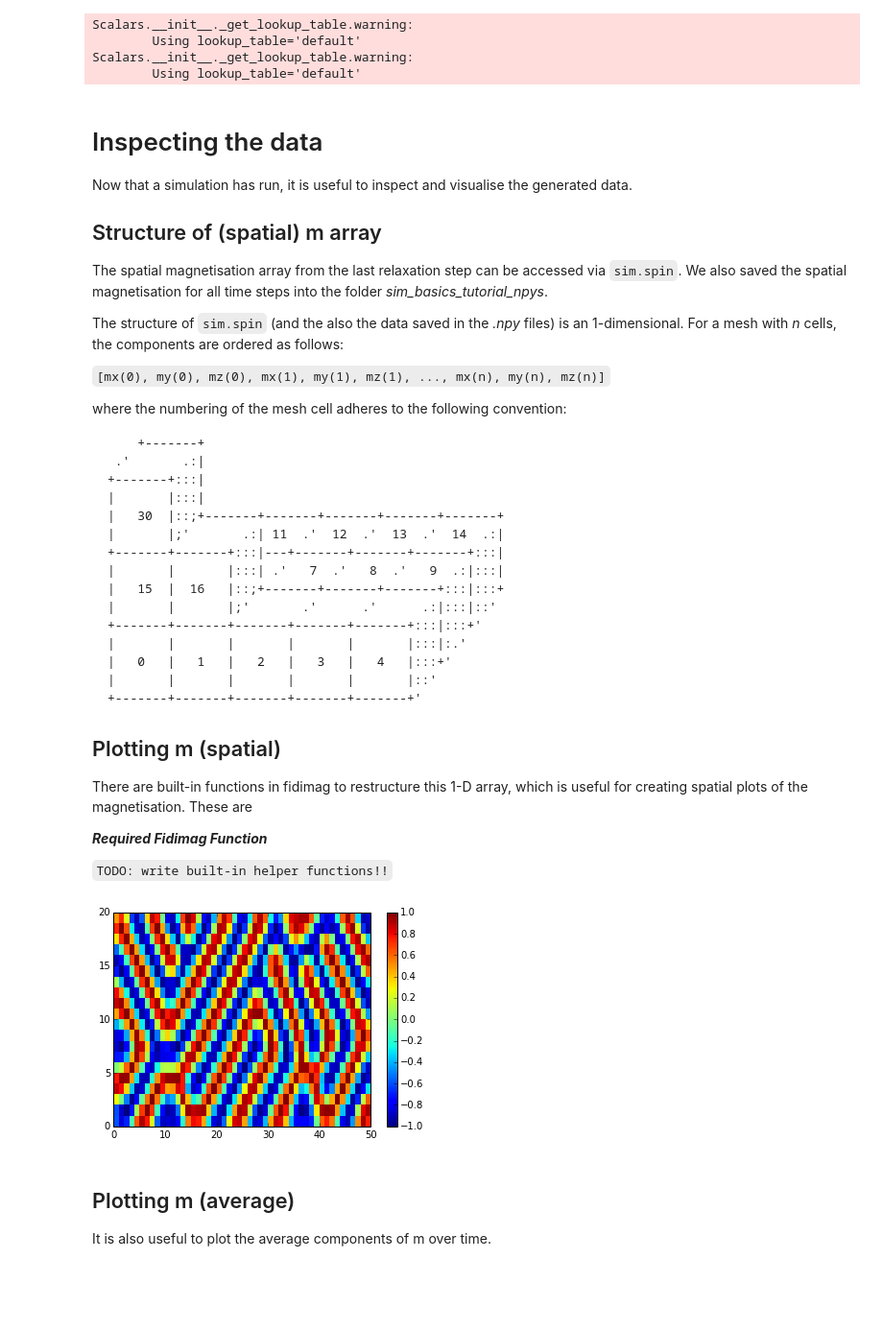
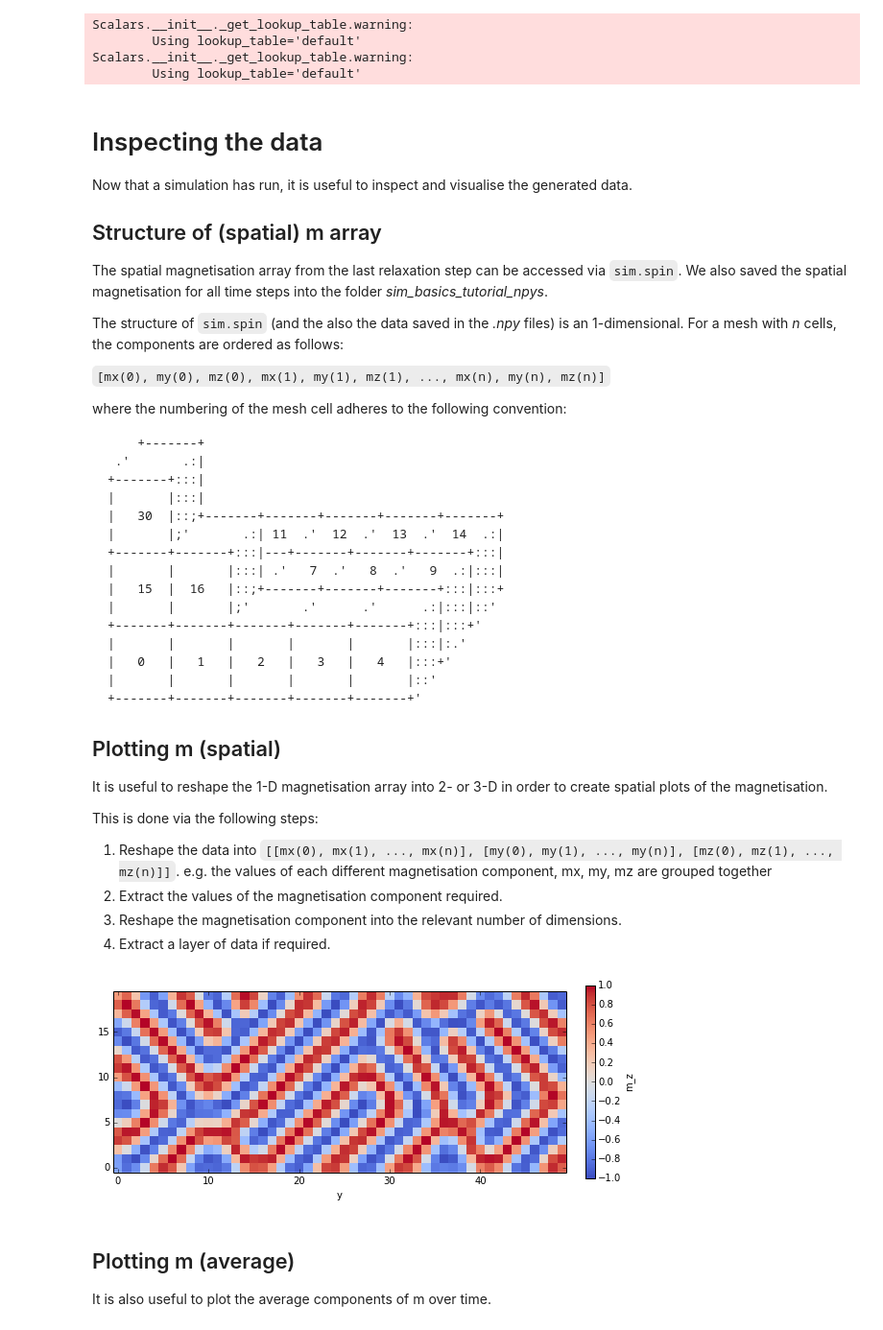
Before and after one commit to logicabrity/fidimag, a Jupyter notebook: doc/ipynb/tutorial-basics.ipynb, the cells around one changed output. Shown at 96% size. Drawn from its saved outputs; the diff is of its cells as text; code cells hidden in the pictures; blank space fills up the shorter version.

Commit message:
Updating 2d plotting info in tutorial-basics

```diff
--- a/doc/ipynb/tutorial-basics.ipynb
+++ b/doc/ipynb/tutorial-basics.ipynb
@@ -245,10 +245,13 @@ where the numbering of the mesh cell adheres to the following convention:
 
 
 ## Plotting m (spatial)
-There are built-in functions in fidimag to restructure this 1-D array, which is useful for creating spatial plots of the magnetisation. These are
+It is useful to reshape the 1-D magnetisation array into 2- or 3-D in order to create spatial plots of the magnetisation.
 
-***Required Fidimag Function***
+This is done via the following steps:
 
-`TODO: write built-in helper functions!!`
+1. Reshape the data into ``[[mx(0), mx(1), ..., mx(n)], [my(0), my(1), ..., my(n)], [mz(0), mz(1), ..., mz(n)]]``. e.g. the values of each different magnetisation component, mx, my, mz are grouped together
+2. Extract the values of the magnetisation component required.
+3. Reshape the magnetisation component into the relevant number of dimensions.
+4. Extract a layer of data if required.
 # %%
 m = sim.spin
@@ -256,13 +261,26 @@ m.shape = (-1,3)
 mz = m[:,2]
-# %%
-#the data shape should be (ny,nx) rather than (nx,ny)
-mz.shape = (ny,nx)
-# %%
-plt.pcolor(mz)
-plt.colorbar()
-plt.show()
-# %% [output]
-[figure, removed]
+# %%
+# 3. Reshape into the relevant number of dimensions. In this example, we reshape into 2-D
+# note, the data shape should be (nz,ny,nx) rather than (nx,ny,nz). This can be transposed if required.
+mz.shape = (nz, ny, nx)
+# 4. Extract the 2D layer of data required. Here we extract the xy-plane of data. We only have once layer
+# in the z-direction.
+mz_layer = mz[0,:,:]
+
+# Transpose the data if you require it in the shape (nx, ny, nz)
+# mz_layer = mz_layer.T
+# %%
+# Plot the data. Here we use imshow, so we want to use the data in the (ny, nx) shape so that the
+# data is displayed correctly.
+plt.figure(figsize=(9,6))
+plot = plt.imshow(mz_layer, aspect=1, cmap=plt.cm.coolwarm, origin='lower', interpolation='none')
+plt.xlabel('x')
+plt.xlabel('y')
+plt.colorbar(plot,fraction=0.02, pad=0.04, label=r'm_z')
+
+plt.show()
+# %% [output]
+[figure, added]
 # %% [markdown]
 ## Plotting m (average)
 
```
Also changed, not shown: parts of 2 cells of this notebook.
